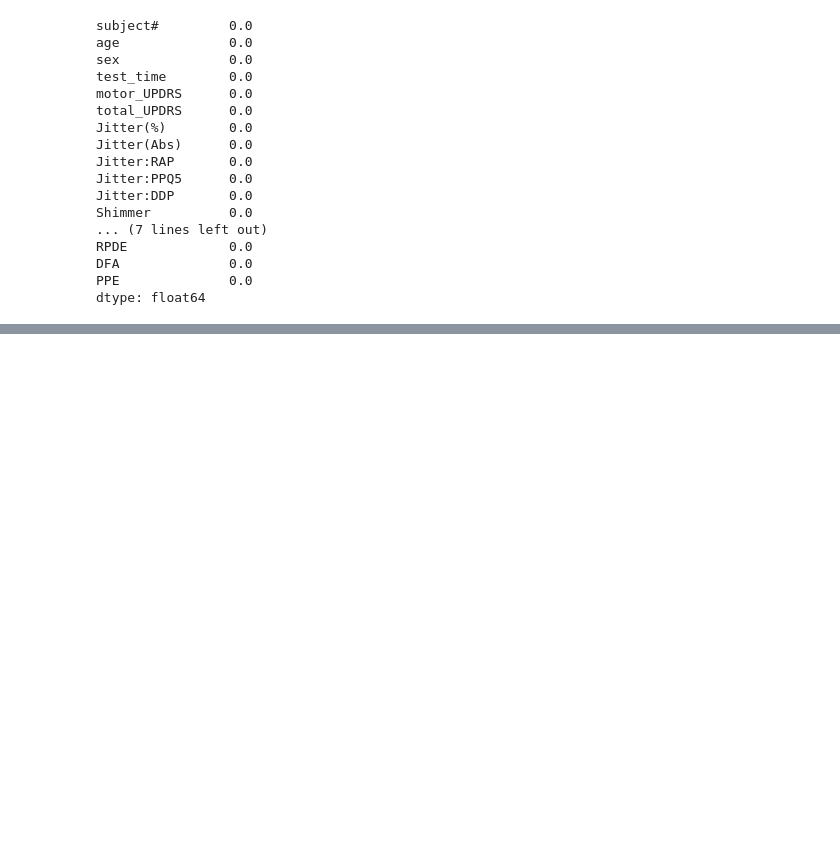
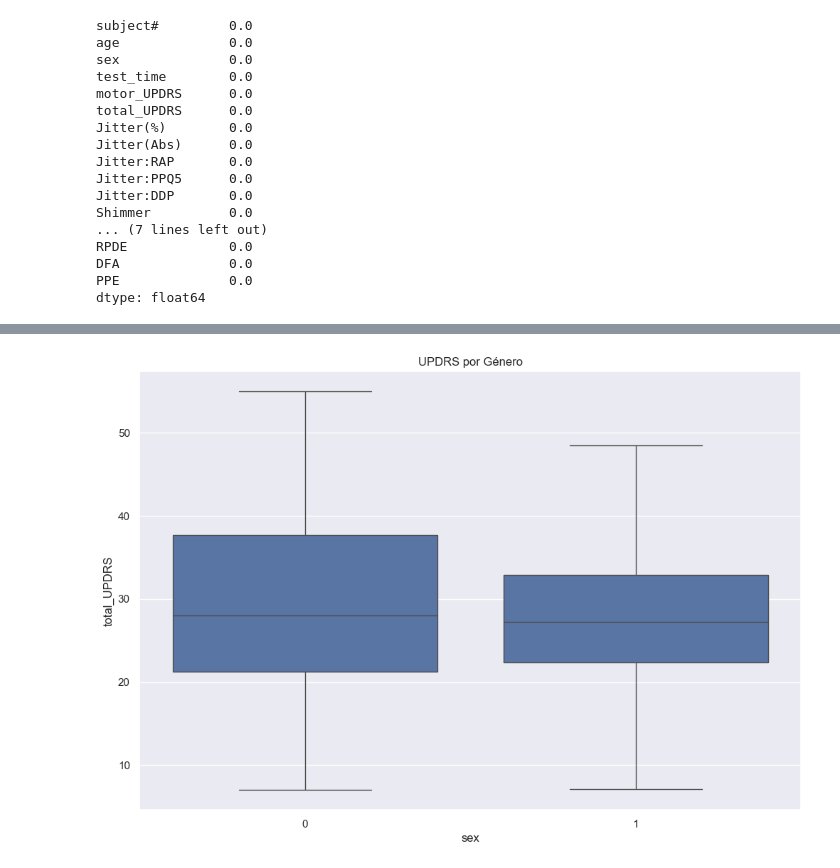
Before and after one commit to ana-vela7/MLOPs, a Jupyter notebook: manipulacion_datos.ipynb, the cells around one changed output, grey strips where cells are left out. Saved outputs shown, nothing was run; the diff lists cells and outputs as text; code cells hidden in the pictures; blank space fills up the shorter version.

```diff
--- a/manipulacion_datos.ipynb
+++ b/manipulacion_datos.ipynb
@@ -76,0 +100,8 @@ dtype: float64
+# %%
+# Boxplots de UPDRS segun el genero
+plt.figure(figsize=(12, 8))
+sns.boxplot(x='sex', y='total_UPDRS', data=df)
+plt.title('UPDRS por Género')
+plt.show()
+# %% [output]
+[figure, added]
```
Also changed, not shown: parts of 7 cells of this notebook.
